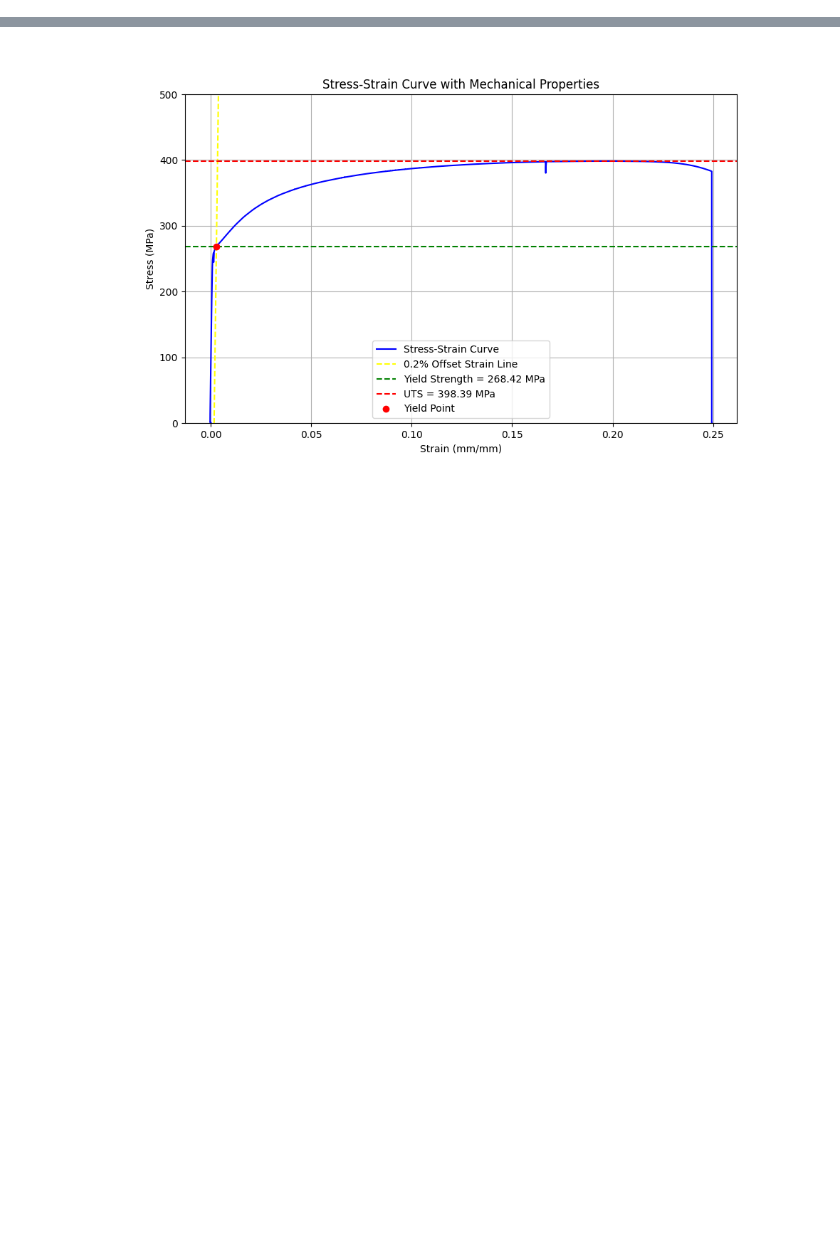
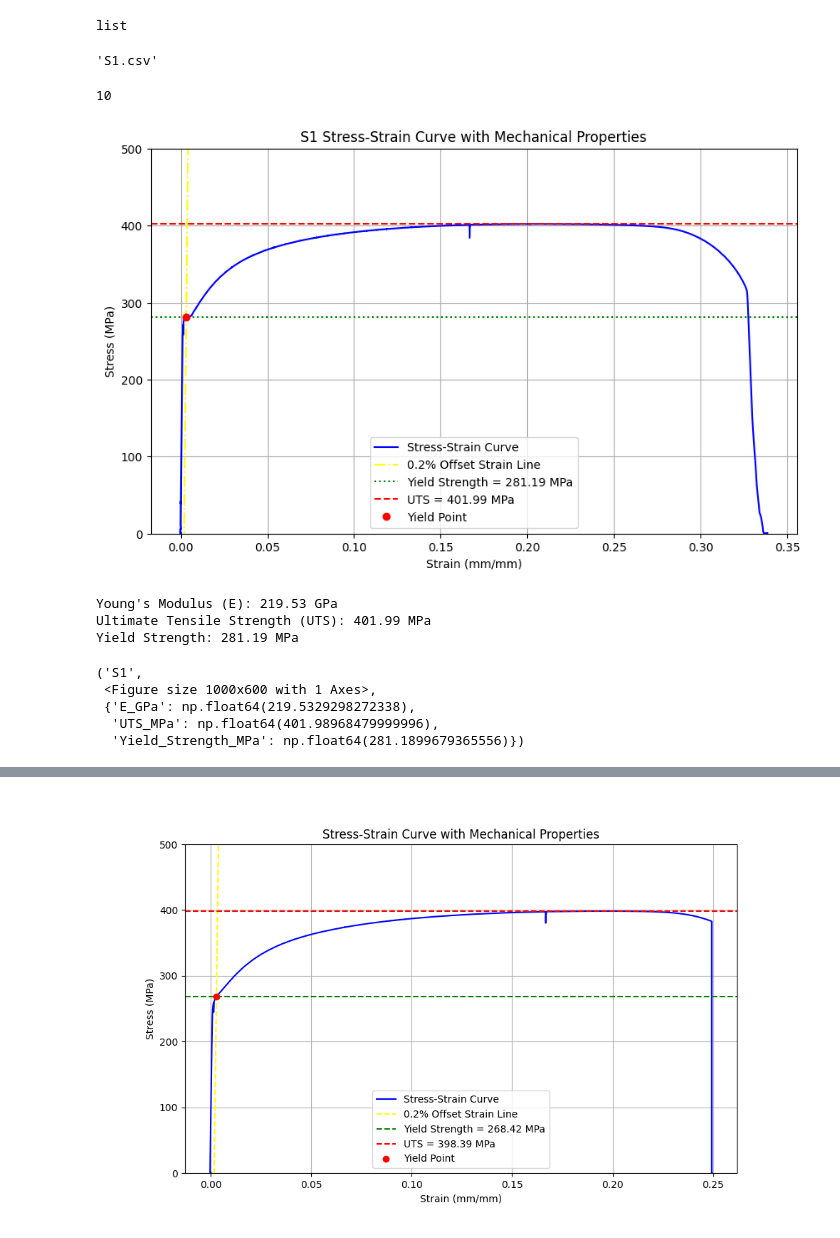
Before and after one commit to TimberEng/Tensilt-Test-Post-Processing, a Jupyter notebook: Coupon(GU)/Read & Write to Excel.ipynb, the cells around one changed output, grey strips where cells are left out. Saved outputs shown, nothing was run; the diff lists cells and outputs as text; code cells hidden in the pictures; blank space fills up the shorter version.

```diff
--- a/Coupon(GU)/Read & Write to Excel.ipynb
+++ b/Coupon(GU)/Read & Write to Excel.ipynb
@@ -14,0 +46,8 @@ thickness = ws['c2'].value
+# %%
+type(S)
+# %% [output]
+list
+# %%
+S[2]
+# %% [output]
+'S1.csv'
@@ -14,0 +56,18 @@ thickness = ws['c2'].value
+# %%
+S1 = pa.sample_data_read("Sample Data.xlsx")
+# %%
+S1['thickness']
+# %% [output]
+10
+# %%
+pa.coupon_test(S1['sample_file_name'],S1['thickness'],S1['width'])
+# %% [output]
+[figure, added]
+Young's Modulus (E): 219.53 GPa
+Ultimate Tensile Strength (UTS): 401.99 MPa
+Yield Strength: 281.19 MPa
+('S1',
+ <Figure size 1000x600 with 1 Axes>,
+ {'E_GPa': np.float64(219.5329298272338),
+  'UTS_MPa': np.float64(401.98968479999996),
+  'Yield_Strength_MPa': np.float64(281.1899679365556)})
```
Also changed, not shown: parts of 21 cells of this notebook, 14 other files.
